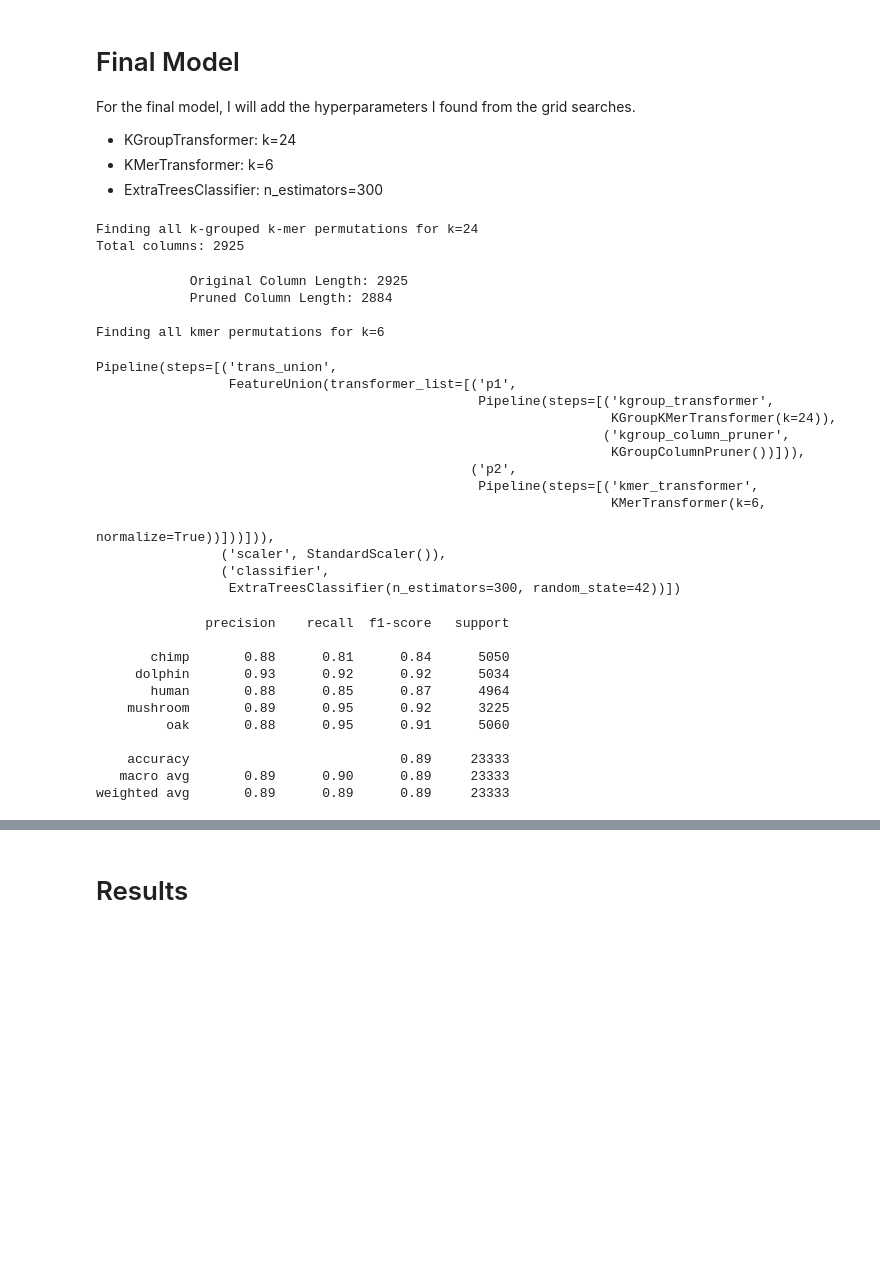
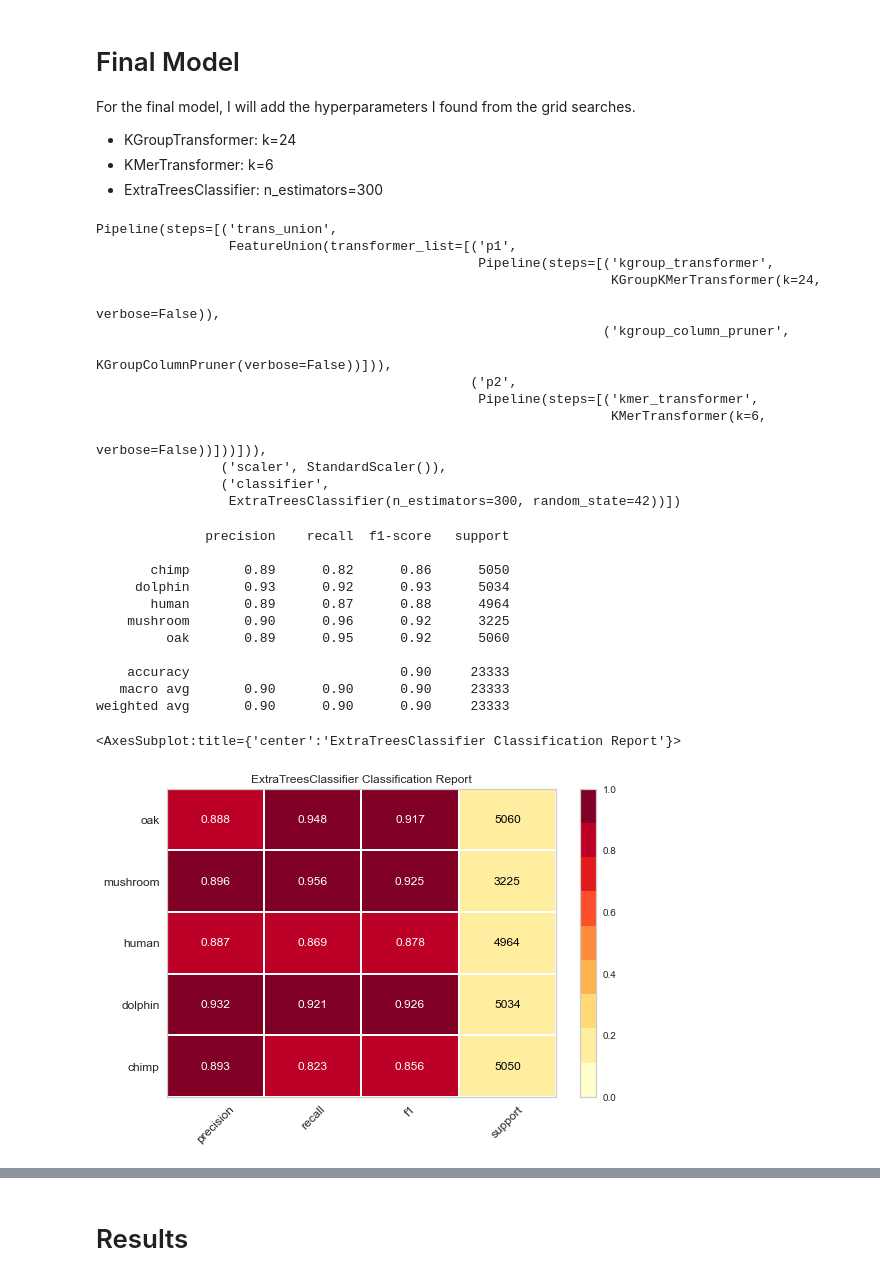
Before and after one commit to harryminds/DNA-Sequence-Classification, a Jupyter notebook: DNA Sequence Classification.ipynb, the cells around one changed output, grey strips where cells are left out. Drawn from its saved outputs; the diff is of its cells as text; code cells hidden in the pictures; blank space fills up the shorter version.

Commit message:
added yellowbrick

```diff
--- a/DNA Sequence Classification.ipynb
+++ b/DNA Sequence Classification.ipynb
@@ -968,11 +968,11 @@ X_train, X_test, y_train, y_test = train_test_split(X, y, random_state=42)
 final_model = Pipeline(steps=[
     ('trans_union', FeatureUnion([
         ('p1', Pipeline([
-            ('kgroup_transformer', KGroupKMerTransformer(k=24)),
-            ('kgroup_column_pruner', KGroupColumnPruner()),
+            ('kgroup_transformer', KGroupKMerTransformer(k=24, verbose=False)),
+            ('kgroup_column_pruner', KGroupColumnPruner(verbose=False)),
         ])),
         ('p2', Pipeline([
-            ('kmer_transformer', KMerTransformer(k=6, normalize=True))
+            ('kmer_transformer', KMerTransformer(k=6, verbose=False))
         ])),
     ])),
     ('scaler', StandardScaler()),
@@ -985,36 +985,41 @@ y_preds = final_model.predict(X_test)
 
 final_model
 # %% [output]
-Finding all k-grouped k-mer permutations for k=24
-Total columns: 2925
+Pipeline(steps=[('trans_union',
+                 FeatureUnion(transformer_list=[('p1',
+                                                 Pipeline(steps=[('kgroup_transformer',
+                                                                  KGroupKMerTransformer(k=24,
+                                                                                        verbose=False)),
+                                                                 ('kgroup_column_pruner',
+                                                                  KGroupColumnPruner(verbose=False))])),
+                                                ('p2',
+                                                 Pipeline(steps=[('kmer_transformer',
+                                                                  KMerTransformer(k=6,
+                                                                                  verbose=False))]))])),
+                ('scaler', StandardScaler()),
+                ('classifier',
+                 ExtraTreesClassifier(n_estimators=300, random_state=42))])
-            Original Column Length: 2925
-            Pruned Column Length: 2884
-
-Finding all kmer permutations for k=6
-Pipeline(steps=[('trans_union',
-                 FeatureUnion(transformer_list=[('p1',
-                                                 Pipeline(steps=[('kgroup_transformer',
-                                                                  KGroupKMerTransformer(k=24)),
-                                                                 ('kgroup_column_pruner',
-                                                                  KGroupColumnPruner())])),
-                                                ('p2',
-                                                 Pipeline(steps=[('kmer_transformer',
-                                                                  KMerTransformer(k=6,
-                                                                                  normalize=True))]))])),
-                ('scaler', StandardScaler()),
-                ('classifier',
-                 ExtraTreesClassifier(n_estimators=300, random_state=42))])
-# %%
-print(classification_report(multilabeler.inverse_transform(y_test), multilabeler.inverse_transform(y_preds)))
-# %% [output]
-              precision    recall  f1-score   support
-
-       chimp       0.88      0.81      0.84      5050
-     dolphin       0.93      0.92      0.92      5034
-       human       0.88      0.85      0.87      4964
-    mushroom       0.89      0.95      0.92      3225
-         oak       0.88      0.95      0.91      5060
-
-    accuracy                           0.89     23333
-   macro avg       0.89      0.90      0.89     23333
-weighted avg       0.89      0.89      0.89     23333
+# %%
+print(classification_report(multilabeler.inverse_transform(y_test), multilabeler.inverse_transform(y_preds)))
+
+from yellowbrick.classifier import ClassificationReport
+
+visualizer = ClassificationReport(final_model, classes=multilabeler.classes_, support=True)
+
+visualizer.fit(X_train, y_train)        # Fit the visualizer and the model
+visualizer.score(X_test, y_test)        # Evaluate the model on the test data
+visualizer.show(outpath="img/graphs/final_model_classification")
+# %% [output]
+              precision    recall  f1-score   support
+
+       chimp       0.89      0.82      0.86      5050
+     dolphin       0.93      0.92      0.93      5034
+       human       0.89      0.87      0.88      4964
+    mushroom       0.90      0.96      0.92      3225
+         oak       0.89      0.95      0.92      5060
+
+    accuracy                           0.90     23333
+   macro avg       0.90      0.90      0.90     23333
+weighted avg       0.90      0.90      0.90     23333
+<AxesSubplot:title={'center':'ExtraTreesClassifier Classification Report'}>
+[figure, added]
```
Also changed, not shown: parts of 18 cells of this notebook, 6 other files.
